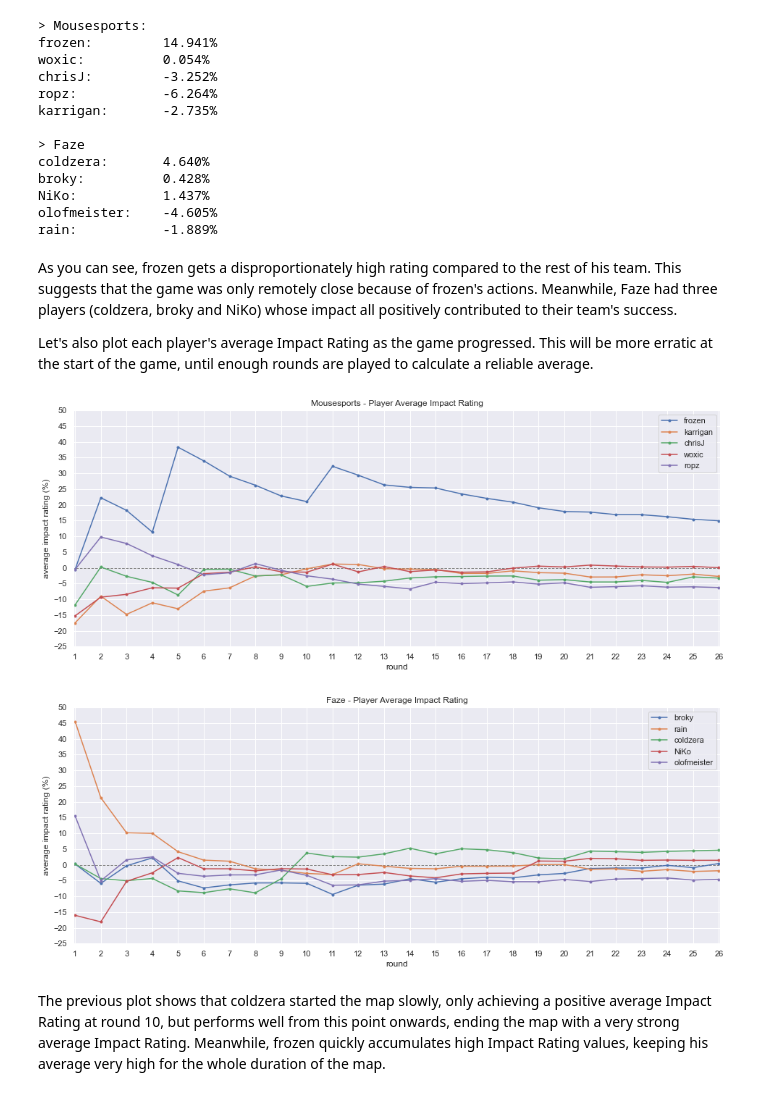
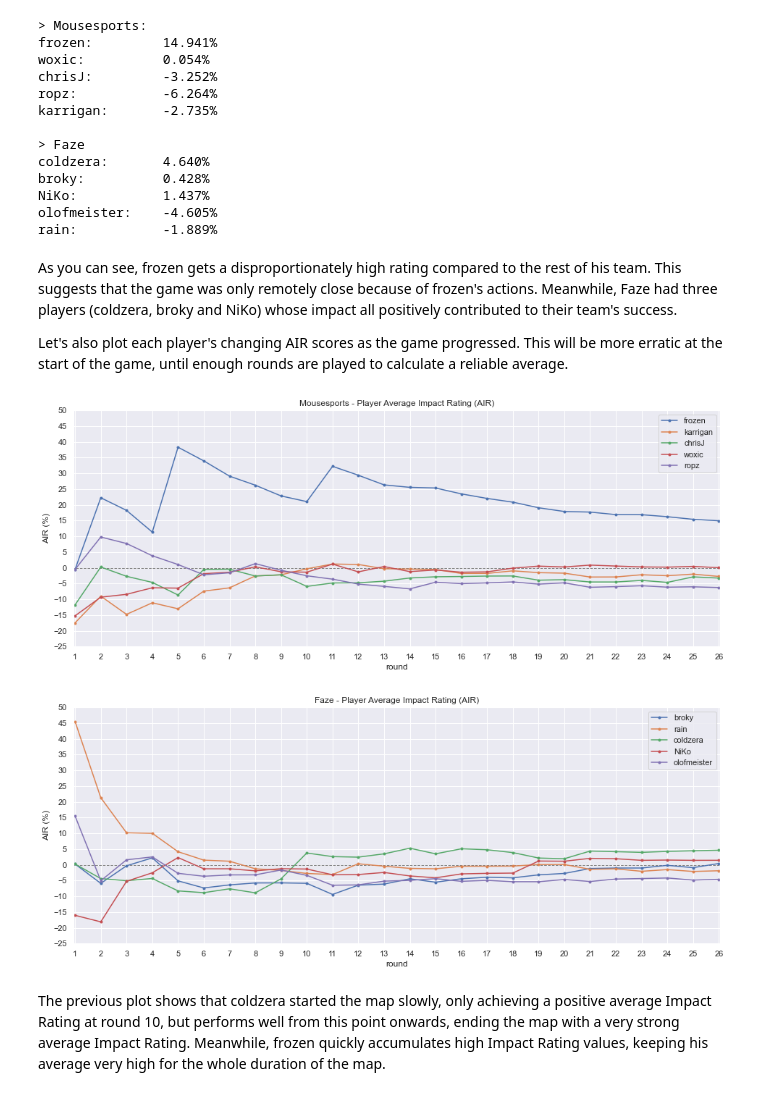
Before and after one commit to phil-holland/csgo-impact-rating, a Jupyter notebook: analysis/02-case_study.ipynb, the cells around one changed output. Saved outputs shown, nothing was run; the diff lists cells and outputs as text; code cells hidden in the pictures.

```diff
--- a/analysis/02-case_study.ipynb
+++ b/analysis/02-case_study.ipynb
@@ -79,37 +79,37 @@ rain:           -1.889%
 # %% [markdown]
 As you can see, frozen gets a disproportionately high rating compared to the rest of his team. This suggests that the game was only remotely close because of frozen's actions. Meanwhile, Faze had three players (coldzera, broky and NiKo) whose impact all positively contributed to their team's success.
 
-Let's also plot each player's average Impact Rating as the game progressed. This will be more erratic at the start of the game, until enough rounds are played to calculate a reliable average.
+Let's also plot each player's changing AIR scores as the game progressed. This will be more erratic at the start of the game, until enough rounds are played to calculate a reliable average.
 # %%
 def plot_team(name, players):
     plt.figure(figsize=(16, 6))
     plt.axhline(0, -1000, 1000, c='grey', lw=1, linestyle='dashed')
     for p in data['players']:
         if p['name'] in players:
             rounds = [0]
             ratings = [0]
             for i, r in enumerate(p['roundRatings']):
                 prev = ratings[-1] * rounds[-1]
                 rounds.append(i+1)
                 ratings.append((prev + r['totalRating'] * 100.0) / (i+1))
             plt.plot(rounds[1:], ratings[1:], label=p['name'], marker='.')
     plt.gca().xaxis.set_major_locator(ticker.MultipleLocator(1))
     plt.gca().yaxis.set_major_locator(ticker.MultipleLocator(5))
     plt.xlim(0.95,26.05)
     plt.ylim(-25, 50)
     plt.legend()
 
-    plt.title('{} - Player Average Impact Rating'.format(name))
+    plt.title('{} - Player Average Impact Rating (AIR)'.format(name))
     plt.xlabel('round')
-    plt.ylabel('average impact rating (%)')
+    plt.ylabel('AIR (%)')
 
     plt.show()
 
 plot_team('Mousesports', ['frozen', 'woxic', 'chrisJ', 'ropz', 'karrigan'])
 plot_team('Faze', ['coldzera', 'broky', 'NiKo', 'olofmeister', 'rain'])
 # %% [output]
-[figure, old version]
+[figure, new version]
-[figure, old version]
+[figure, new version]
 # %% [markdown]
 The previous plot shows that coldzera started the map slowly, only achieving a positive average Impact Rating at round 10, but performs well from this point onwards, ending the map with a very strong average Impact Rating. Meanwhile, frozen quickly accumulates high Impact Rating values, keeping his average very high for the whole duration of the map.
 # %% [markdown]
```
Also changed, not shown: parts of 2 cells of this notebook, 3 other files.
